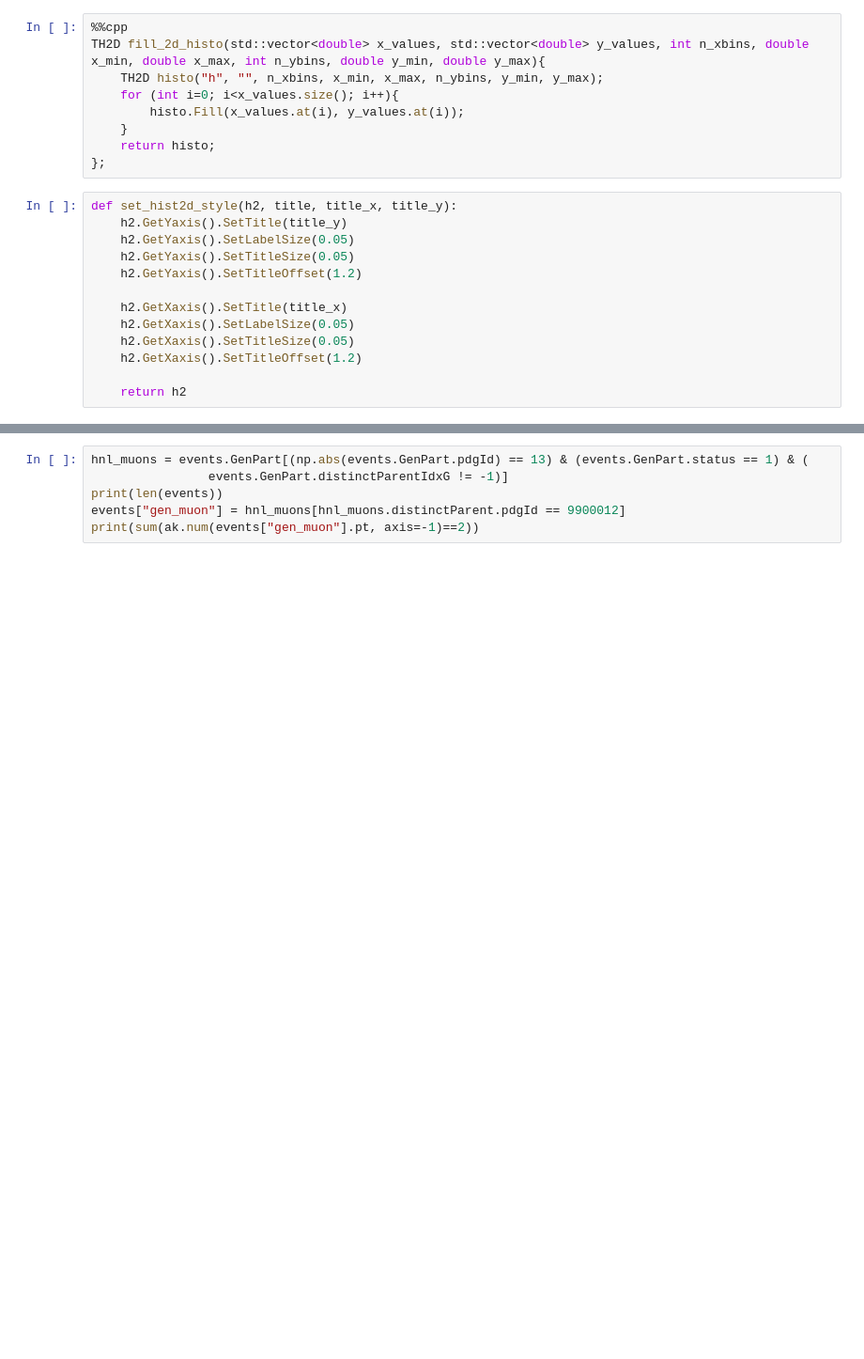
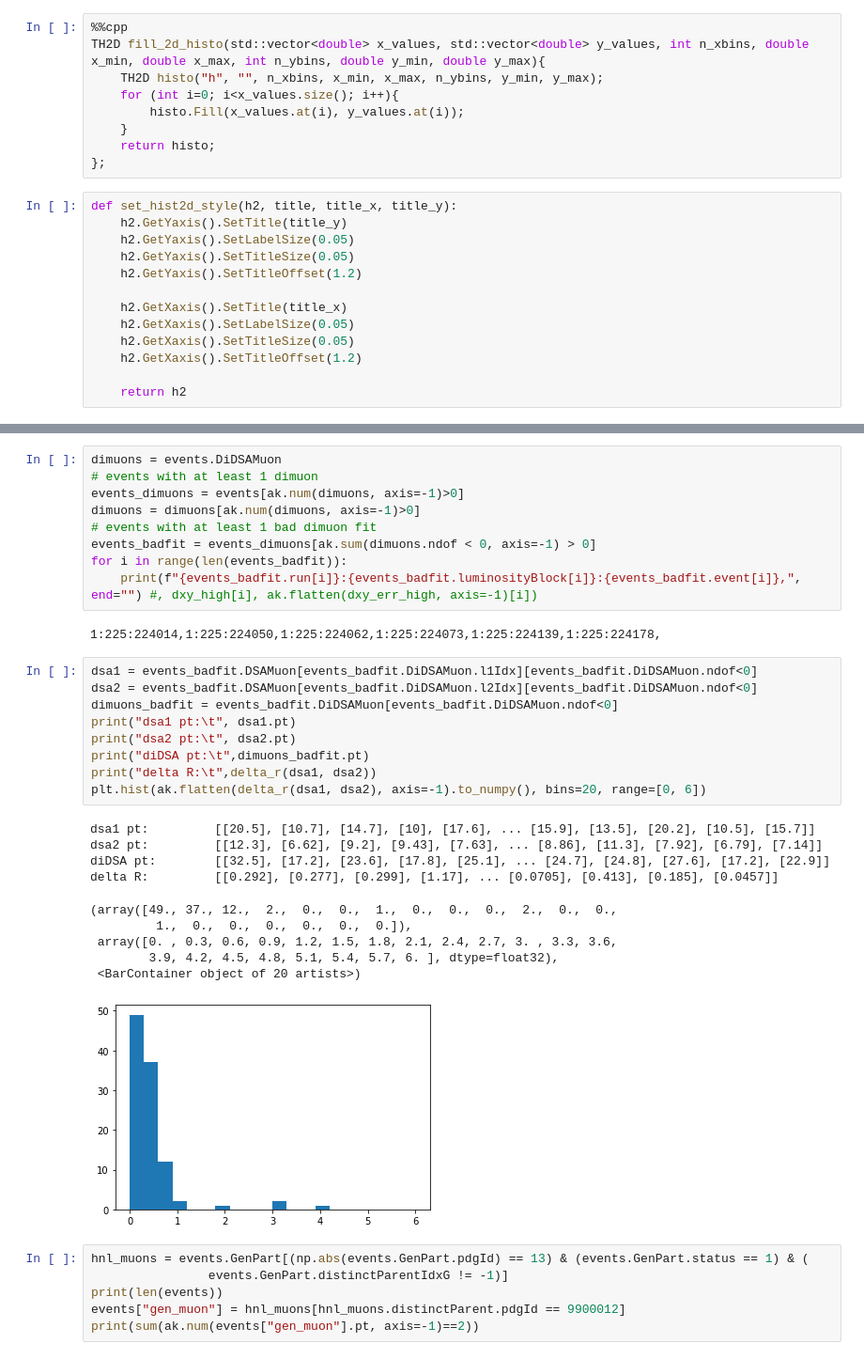
Before and after one commit to annamasce/disp_muon_studies, a Jupyter notebook: notebooks/SV_studies.ipynb, the cells around one changed output, grey strips where cells are left out. Shown at 94% size. Saved outputs shown, nothing was run; the diff lists cells and outputs as text; blank space fills up the shorter version.

```diff
--- a/notebooks/SV_studies.ipynb
+++ b/notebooks/SV_studies.ipynb
@@ -66,3 +98,34 @@ plt.hist(np.array(ak.flatten(events.DSAMuon.phi, axis=-1)))
+# %%
+dimuons = events.DiDSAMuon
+# events with at least 1 dimuon
+events_dimuons = events[ak.num(dimuons, axis=-1)>0]
+dimuons = dimuons[ak.num(dimuons, axis=-1)>0]
+# events with at least 1 bad dimuon fit
+events_badfit = events_dimuons[ak.sum(dimuons.ndof < 0, axis=-1) > 0]
+for i in range(len(events_badfit)):
+    print(f"{events_badfit.run[i]}:{events_badfit.luminosityBlock[i]}:{events_badfit.event[i]},", end="") #, dxy_high[i], ak.flatten(dxy_err_high, axis=-1)[i])
+# %% [output]
+1:225:224014,1:225:224050,1:225:224062,1:225:224073,1:225:224139,1:225:224178,
+# %%
+dsa1 = events_badfit.DSAMuon[events_badfit.DiDSAMuon.l1Idx][events_badfit.DiDSAMuon.ndof<0]
+dsa2 = events_badfit.DSAMuon[events_badfit.DiDSAMuon.l2Idx][events_badfit.DiDSAMuon.ndof<0]
+dimuons_badfit = events_badfit.DiDSAMuon[events_badfit.DiDSAMuon.ndof<0]
+print("dsa1 pt:\t", dsa1.pt)
+print("dsa2 pt:\t", dsa2.pt)
+print("diDSA pt:\t",dimuons_badfit.pt)
+print("delta R:\t",delta_r(dsa1, dsa2))
+plt.hist(ak.flatten(delta_r(dsa1, dsa2), axis=-1).to_numpy(), bins=20, range=[0, 6])
+# %% [output]
+dsa1 pt:         [[20.5], [10.7], [14.7], [10], [17.6], ... [15.9], [13.5], [20.2], [10.5], [15.7]]
+dsa2 pt:         [[12.3], [6.62], [9.2], [9.43], [7.63], ... [8.86], [11.3], [7.92], [6.79], [7.14]]
+diDSA pt:        [[32.5], [17.2], [23.6], [17.8], [25.1], ... [24.7], [24.8], [27.6], [17.2], [22.9]]
+delta R:         [[0.292], [0.277], [0.299], [1.17], ... [0.0705], [0.413], [0.185], [0.0457]]
+(array([49., 37., 12.,  2.,  0.,  0.,  1.,  0.,  0.,  0.,  2.,  0.,  0.,
+         1.,  0.,  0.,  0.,  0.,  0.,  0.]),
+ array([0. , 0.3, 0.6, 0.9, 1.2, 1.5, 1.8, 2.1, 2.4, 2.7, 3. , 3.3, 3.6,
+        3.9, 4.2, 4.5, 4.8, 5.1, 5.4, 5.7, 6. ], dtype=float32),
+ <BarContainer object of 20 artists>)
+[figure, added]
 # %%
 hnl_muons = events.GenPart[(np.abs(events.GenPart.pdgId) == 13) & (events.GenPart.status == 1) & (
                 events.GenPart.distinctParentIdxG != -1)]
```
Also changed, not shown: parts of 4 cells of this notebook, 3 other files.
